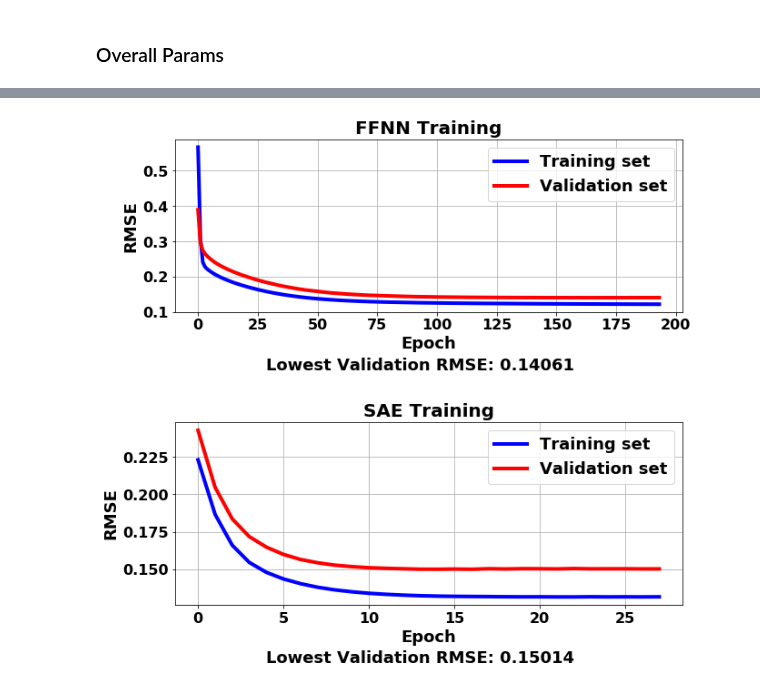
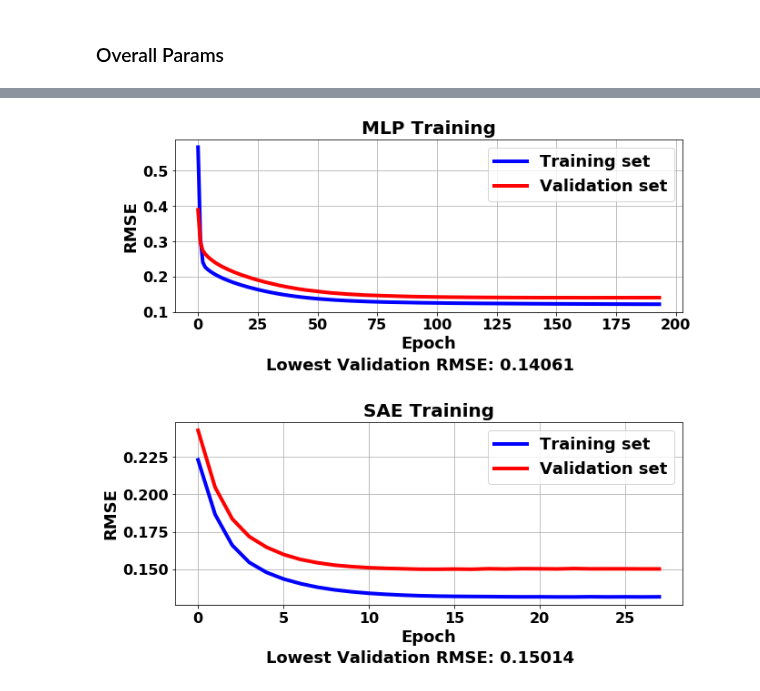
Before and after one commit to danilofrp/neural-stocks, a Jupyter notebook: notebooks/IMAGING.ipynb, the cells around one changed output, grey strips where cells are left out. Saved outputs shown, nothing was run; the diff lists cells and outputs as text; code cells hidden in the pictures.

```diff
--- a/notebooks/IMAGING.ipynb
+++ b/notebooks/IMAGING.ipynb
@@ -65,31 +65,32 @@ ax[1].legend(handles=[trainingSet, validationSet], labels=['training set', 'vali
 # %%
 linewidth = 4.0
 plt.figure(figsize=(10,8))
 
 gs1 = gridspec.GridSpec(1, 1)
 gs1.update(top=1, bottom=0.67)
 ax1 = plt.subplot(gs1[0, :])
-ax1.set_title('FFNN Training')
+ax1.set_title('MLP Training')
 ax1.set_xlabel('Epoch')
 ax1.set_ylabel('RMSE')
 ax1.grid()
 ax1.plot(np.sqrt(MLPhist['loss']), 'b', label = 'Training set', linewidth = linewidth)
 ax1.plot(np.sqrt(MLPhist['val_loss']), 'r', label = 'Validation set', linewidth = linewidth)
 ax1.legend(prop={'size': 18})
 plt.figtext(0.5,  0.56, 'Lowest Validation RMSE: {:.5f}'.format(np.sqrt(min(MLPhist['val_loss']))), size = 18, horizontalalignment = 'center')
 
 gs2 = gridspec.GridSpec(1, 1)
 gs2.update(top=0.46, bottom=0.11)
 ax2 = plt.subplot(gs2[0, :])
 ax2.set_title('SAE Training')
 ax2.set_xlabel('Epoch')
 ax2.set_ylabel('RMSE')
 ax2.grid()
 ax2.plot(np.sqrt(SAEhist['loss']), 'b', label = 'Training set', linewidth = linewidth)
 ax2.plot(np.sqrt(SAEhist['val_loss']), 'r', label = 'Validation set', linewidth = linewidth)
 ax2.legend(prop={'size': 18})
 plt.figtext(0.5,  0.00, 'Lowest Validation RMSE: {:.5f}'.format(np.sqrt(min(SAEhist['val_loss']))), size = 18, horizontalalignment = 'center')
 
 plt.savefig('{}/WCCI_{}_fitHistory.pdf'.format(saveDir, asset), bbox_inches='tight')
+plt.savefig('{}/WCCI_{}_fitHistory.png'.format(saveDir, asset), bbox_inches='tight')
 # %% [output]
-[figure, old version]
+[figure, new version]
```
Also changed, not shown: parts of 1 cell of this notebook, 5 other files.
